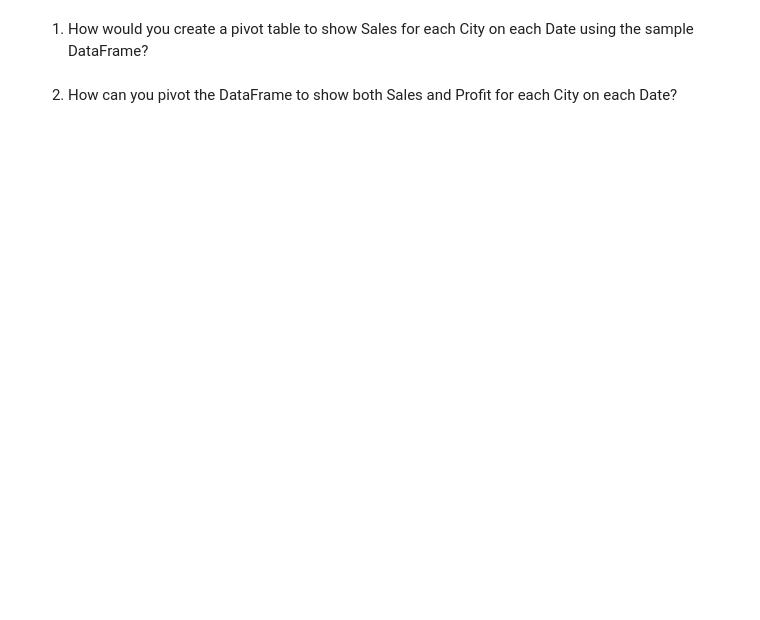
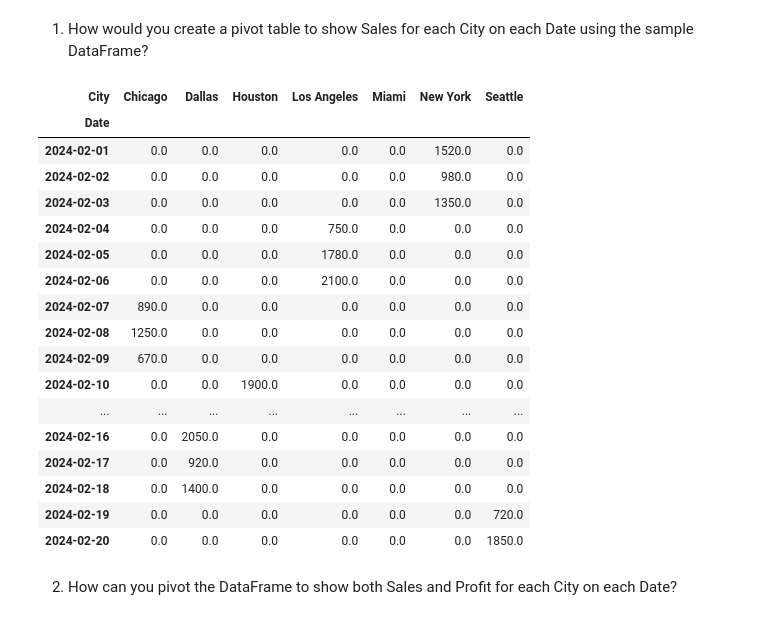
Before and after one commit to AnoopCA/Practice-Challenges, a Jupyter notebook: pandas.ipynb, the cells around one changed output. Cells and saved outputs as stored; diff of their text form; code cells hidden in the pictures; blank space fills up the shorter version.

```diff
--- a/pandas.ipynb
+++ b/pandas.ipynb
@@ -3,4 +49,25 @@
 # %% [markdown]
 1. How would you create a pivot table to show Sales for each City on each Date using the sample DataFrame?
+# %%
+df.pivot(index="Date", columns="City", values="Sales").fillna(0)
+# %% [output]
+| City | Chicago | Dallas | Houston | Los Angeles | Miami | New York | Seattle |
+| Date |  |  |  |  |  |  |  |
+| 2024-02-01 | 0.0 | 0.0 | 0.0 | 0.0 | 0.0 | 1520.0 | 0.0 |
+| 2024-02-02 | 0.0 | 0.0 | 0.0 | 0.0 | 0.0 | 980.0 | 0.0 |
+| 2024-02-03 | 0.0 | 0.0 | 0.0 | 0.0 | 0.0 | 1350.0 | 0.0 |
+| 2024-02-04 | 0.0 | 0.0 | 0.0 | 750.0 | 0.0 | 0.0 | 0.0 |
+| 2024-02-05 | 0.0 | 0.0 | 0.0 | 1780.0 | 0.0 | 0.0 | 0.0 |
+| 2024-02-06 | 0.0 | 0.0 | 0.0 | 2100.0 | 0.0 | 0.0 | 0.0 |
+| 2024-02-07 | 890.0 | 0.0 | 0.0 | 0.0 | 0.0 | 0.0 | 0.0 |
+| 2024-02-08 | 1250.0 | 0.0 | 0.0 | 0.0 | 0.0 | 0.0 | 0.0 |
+| 2024-02-09 | 670.0 | 0.0 | 0.0 | 0.0 | 0.0 | 0.0 | 0.0 |
+| 2024-02-10 | 0.0 | 0.0 | 1900.0 | 0.0 | 0.0 | 0.0 | 0.0 |
+| ... | ... | ... | ... | ... | ... | ... | ... |
+| 2024-02-16 | 0.0 | 2050.0 | 0.0 | 0.0 | 0.0 | 0.0 | 0.0 |
+| 2024-02-17 | 0.0 | 920.0 | 0.0 | 0.0 | 0.0 | 0.0 | 0.0 |
+| 2024-02-18 | 0.0 | 1400.0 | 0.0 | 0.0 | 0.0 | 0.0 | 0.0 |
+| 2024-02-19 | 0.0 | 0.0 | 0.0 | 0.0 | 0.0 | 0.0 | 720.0 |
+| 2024-02-20 | 0.0 | 0.0 | 0.0 | 0.0 | 0.0 | 0.0 | 1850.0 |
 # %% [markdown]
 2. How can you pivot the DataFrame to show both Sales and Profit for each City on each Date?
```
Also changed, not shown: parts of 4 cells of this notebook, 1 other file.
